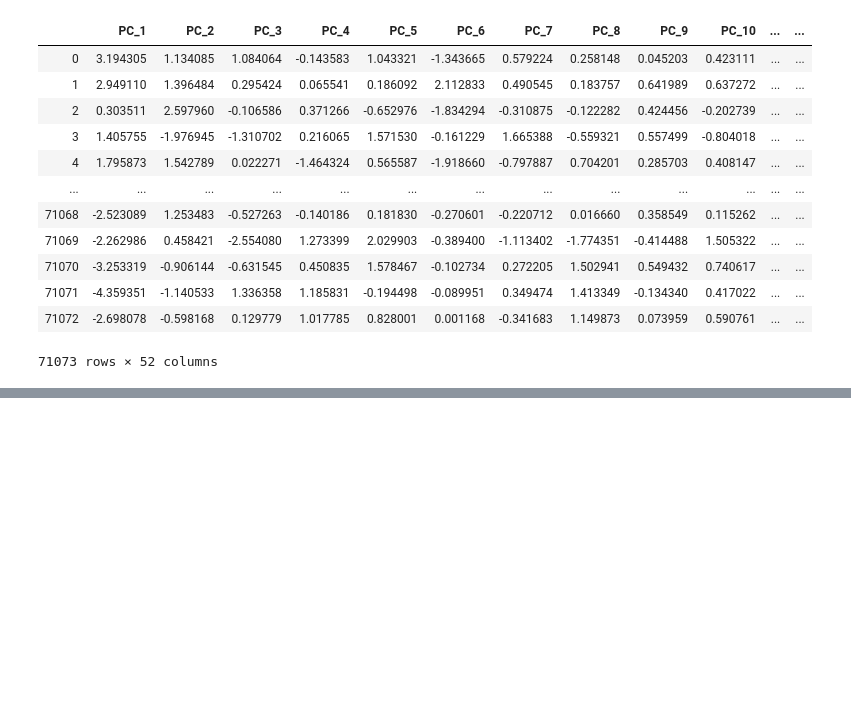
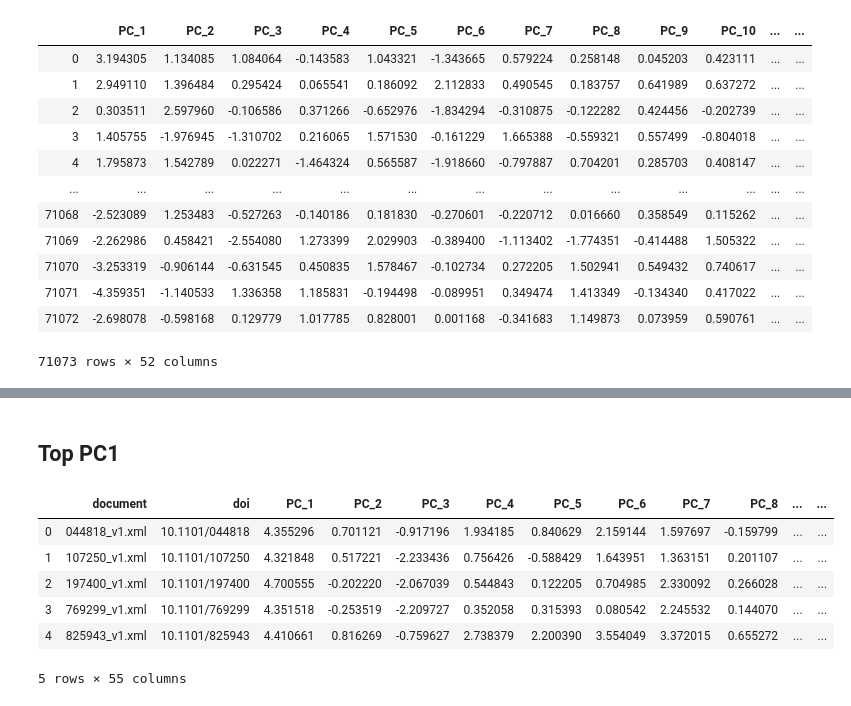
Before and after one commit to greenelab/annorxiver, a Jupyter notebook: biorxiv/pca_association_experiment/biorxiv_pca_category_bootstrap.ipynb, the cells around one changed output, grey strips where cells are left out. Saved outputs shown, nothing was run; the diff lists cells and outputs as text; code cells hidden in the pictures; blank space fills up the shorter version.

```diff
--- a/biorxiv/pca_association_experiment/biorxiv_pca_category_bootstrap.ipynb
+++ b/biorxiv/pca_association_experiment/biorxiv_pca_category_bootstrap.ipynb
@@ -346,0 +380,5 @@ print(g)
+# %%
+document_hash_df = pd.read_csv(
+    "../biorxiv_doc_hash_mapper.tsv", sep="\t"
+)
+document_hash_df.head()
@@ -346,0 +392,24 @@ print(g)
+# %% [markdown]
+## Top PC1
+# %%
+top_pc1_documents = (
+    journal_map_df
+    [["document", "doi"]]
+    .merge(
+        projected_documents_df
+        .query("category=='systems biology'")
+        .sort_values("PC_1", ascending=False)
+        .head(),
+        on='document'
+    )
+    .merge(document_hash_df, left_on="document", right_on="doc_number")
+)
+top_pc1_documents
+# %% [output]
+|  | document | doi | PC_1 | PC_2 | PC_3 | PC_4 | PC_5 | PC_6 | PC_7 | PC_8 | ... | ... |
+| 0 | 044818_v1.xml | 10.1101/044818 | 4.355296 | 0.701121 | -0.917196 | 1.934185 | 0.840629 | 2.159144 | 1.597697 | -0.159799 | ... | ... |
+| 1 | 107250_v1.xml | 10.1101/107250 | 4.321848 | 0.517221 | -2.233436 | 0.756426 | -0.588429 | 1.643951 | 1.363151 | 0.201107 | ... | ... |
+| 2 | 197400_v1.xml | 10.1101/197400 | 4.700555 | -0.202220 | -2.067039 | 0.544843 | 0.122205 | 0.704985 | 2.330092 | 0.266028 | ... | ... |
+| 3 | 769299_v1.xml | 10.1101/769299 | 4.351518 | -0.253519 | -2.209727 | 0.352058 | 0.315393 | 0.080542 | 2.245532 | 0.144070 | ... | ... |
+| 4 | 825943_v1.xml | 10.1101/825943 | 4.410661 | 0.816269 | -0.759627 | 2.738379 | 2.200390 | 3.554049 | 3.372015 | 0.655272 | ... | ... |
+5 rows × 55 columns
```
Also changed, not shown: parts of 22 cells of this notebook, 31 other files.
